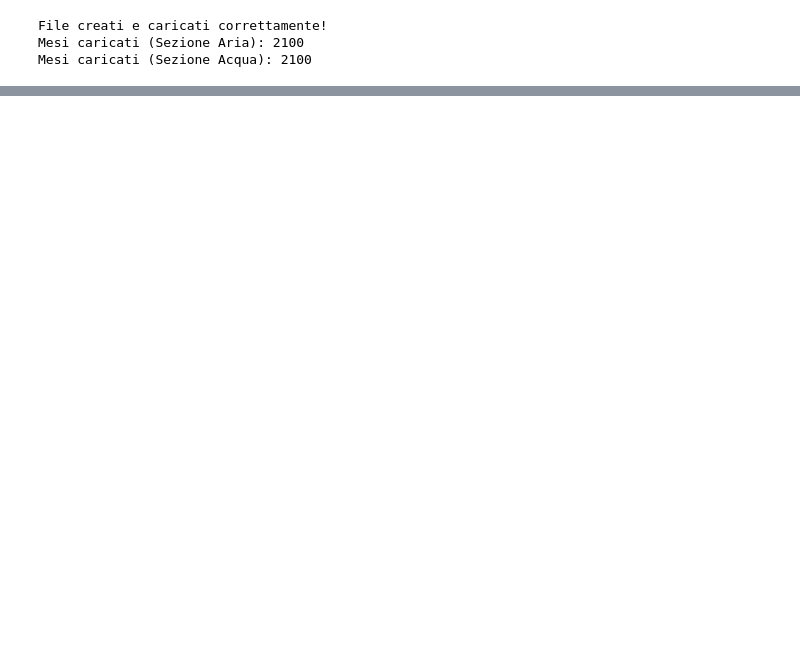
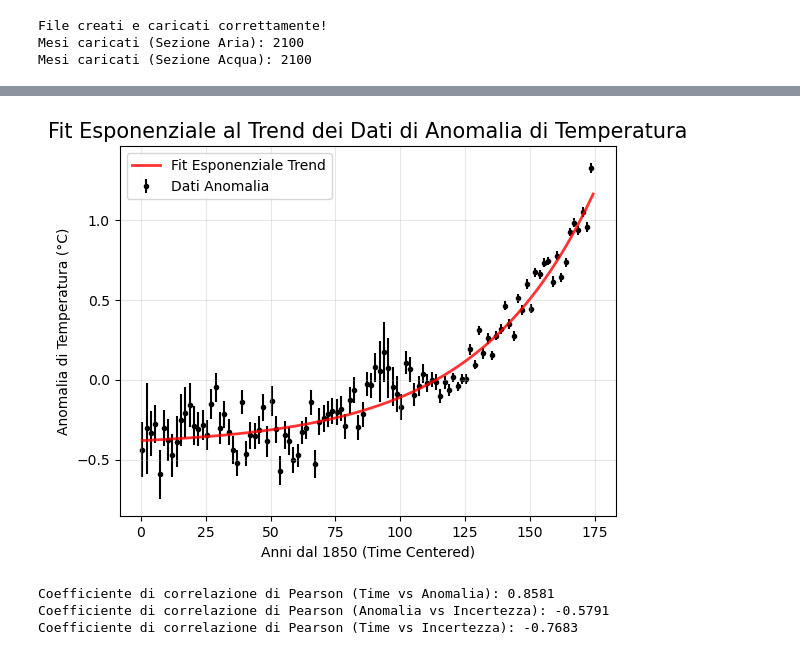
Before and after one commit to EnricoVianelli/GlobalWarming, a Jupyter notebook: global_warming.ipynb, the cells around one changed output, grey strips where cells are left out. Cells and saved outputs as stored; diff of their text form; code cells hidden in the pictures; blank space fills up the shorter version.

```diff
--- a/global_warming.ipynb
+++ b/global_warming.ipynb
@@ -531,0 +560,18 @@ plt.plot(time, pred_anomalies, "k", lw=1.5, alpha=0.5)
+# %%
+a = results_GP_trend['samples'][:, 0].mean()
+b = results_GP_trend['samples'][:, 1].mean()
+c = results_GP_trend['samples'][:, 2].mean()
+
+t = data_air_masked['time_centered']
+pred_trend = a * np.exp(b * t) + c
+
+plt.errorbar(t[::20],data_air_masked['Annual_Anomaly'][::20], yerr=data_air_masked['Annual_Anomaly_Unc'][::20], fmt=".k", capsize=0, zorder=0)
+plt.plot(t, pred_trend, "r", lw=2, alpha=0.8, label='Fit Esponenziale (Trend)')
+plt.legend(['Fit Esponenziale Trend', 'Dati Anomalia'])
+plt.title('Fit Esponenziale al Trend dei Dati di Anomalia di Temperatura', fontsize=15)
+plt.xlabel('Anni dal 1850 (Time Centered)')
+plt.ylabel('Anomalia di Temperatura (°C)')
+plt.grid(alpha=0.3)
+plt.show()
+# %% [output]
+[figure, added]
@@ -531,0 +608,23 @@ plt.plot(time, pred_anomalies, "k", lw=1.5, alpha=0.5)
+# %%
+arr1 = data_air_masked['time_centered']
+arr2 = data_air_masked['Annual_Anomaly']
+
+corr_matrix_time_anomaly = np.corrcoef(arr1, arr2)
+correlazione_time_anomaly = corr_matrix_time_anomaly[0, 1]
+
+print(f"Coefficiente di correlazione di Pearson (Time vs Anomalia): {correlazione_time_anomaly:.4f}")
+
+arr3 = data_air_masked['Annual_Anomaly_Unc']
+corr_matrix_anomaly_unc = np.corrcoef(arr2, arr3)
+correlazione_anomaly_unc = corr_matrix_anomaly_unc[0, 1]
+
+print(f"Coefficiente di correlazione di Pearson (Anomalia vs Incertezza): {correlazione_anomaly_unc:.4f}")
+
+corr_matrix_time_unc = np.corrcoef(arr1, arr3)
+correlazione_time_unc = corr_matrix_time_unc[0, 1]
+
+print(f"Coefficiente di correlazione di Pearson (Time vs Incertezza): {correlazione_time_unc:.4f}")
+# %% [output]
+Coefficiente di correlazione di Pearson (Time vs Anomalia): 0.8581
+Coefficiente di correlazione di Pearson (Anomalia vs Incertezza): -0.5791
+Coefficiente di correlazione di Pearson (Time vs Incertezza): -0.7683
```
Also changed, not shown: parts of 11 cells of this notebook.
